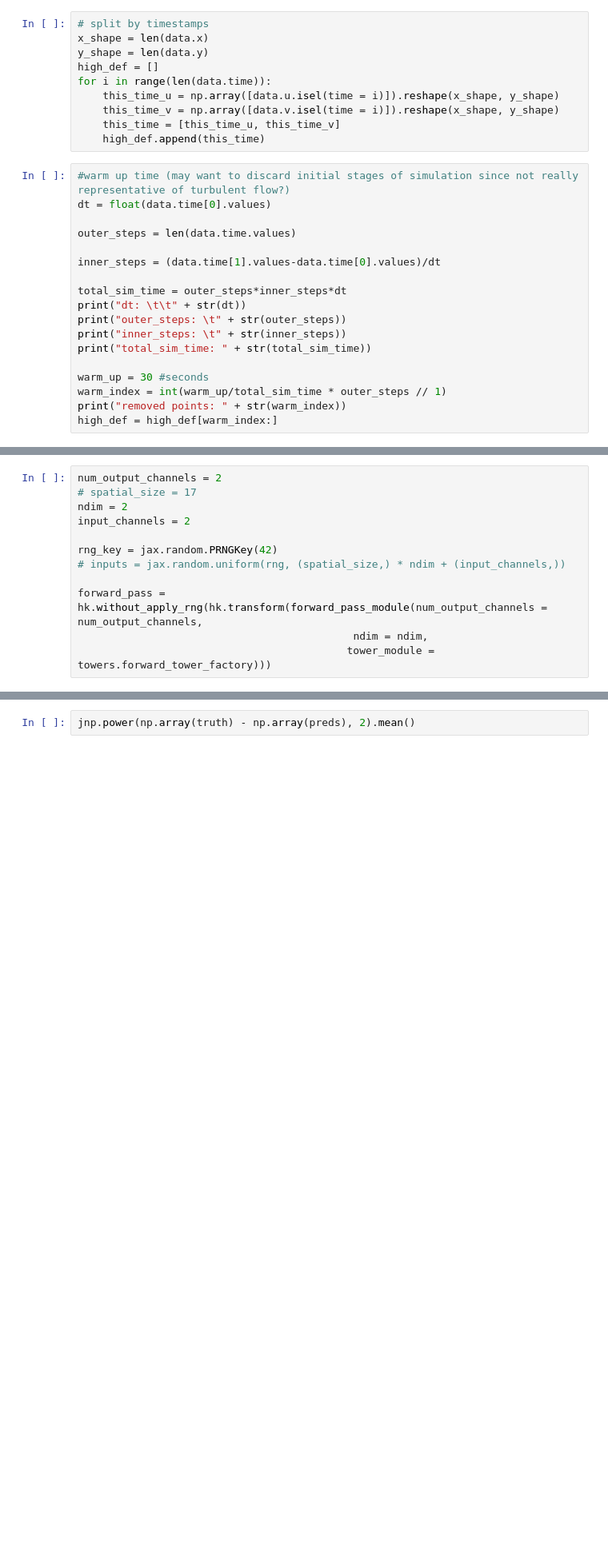
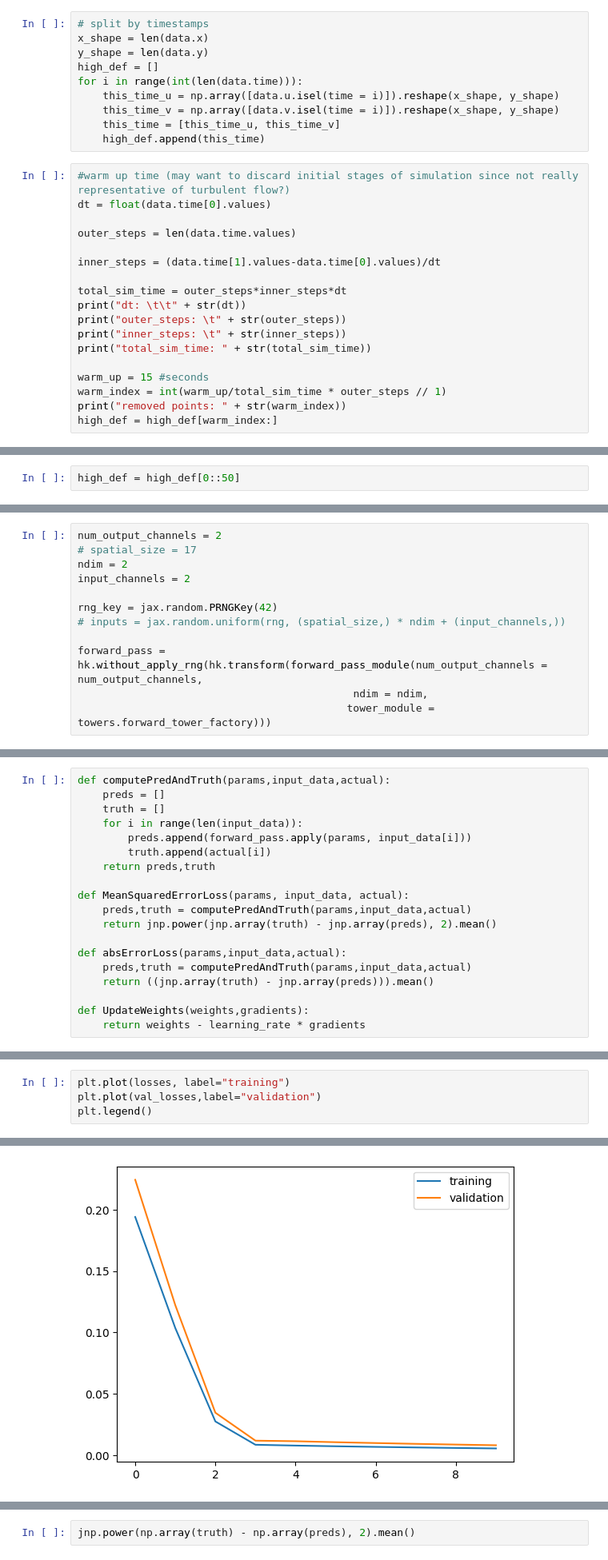
Before and after one commit to diegodelc/jax-cfd, a Jupyter notebook: notebooks/hybrid_model/first_superresolution.ipynb, the cells around one changed output, grey strips where cells are left out. Shown at 80% size. Drawn from its saved outputs; the diff is of its cells as text; blank space fills up the shorter version.

```diff
--- a/notebooks/hybrid_model/first_superresolution.ipynb
+++ b/notebooks/hybrid_model/first_superresolution.ipynb
@@ -21,7 +22,7 @@ data = xarray.open_dataset(f'../creating_dataset/datasets/'+ file_name +'.nc', c
 x_shape = len(data.x)
 y_shape = len(data.y)
 high_def = []
-for i in range(len(data.time)):
+for i in range(int(len(data.time))):
     this_time_u = np.array([data.u.isel(time = i)]).reshape(x_shape, y_shape)
     this_time_v = np.array([data.v.isel(time = i)]).reshape(x_shape, y_shape)
     this_time = [this_time_u, this_time_v]
@@ -40,7 +41,7 @@ print("outer_steps: \t" + str(outer_steps))
 print("inner_steps: \t" + str(inner_steps))
 print("total_sim_time: " + str(total_sim_time))
 
-warm_up = 30 #seconds
+warm_up = 15 #seconds
 warm_index = int(warm_up/total_sim_time * outer_steps // 1)
 print("removed points: " + str(warm_index))
 high_def = high_def[warm_index:]
@@ -57,3 +54,5 @@ np.max(high_def)
+# %%
+high_def = high_def[0::50]
 # %%
 originalMax = np.max(high_def)
 originalMin = (np.min(high_def))
@@ -239 +232,20 @@ print(type(diego))
+# %%
+def computePredAndTruth(params,input_data,actual):
+    preds = []
+    truth = []
+    for i in range(len(input_data)):
+        preds.append(forward_pass.apply(params, input_data[i]))
+        truth.append(actual[i])
+    return preds,truth
+
+def MeanSquaredErrorLoss(params, input_data, actual):
+    preds,truth = computePredAndTruth(params,input_data,actual)
+    return jnp.power(jnp.array(truth) - jnp.array(preds), 2).mean()
+
+def absErrorLoss(params,input_data,actual):
+    preds,truth = computePredAndTruth(params,input_data,actual)
+    return ((jnp.array(truth) - jnp.array(preds))).mean()
+
+def UpdateWeights(weights,gradients):
+    return weights - learning_rate * gradients
 # %%
@@ -304,0 +306,5 @@ Epoch 8/100
+# %%
+plt.plot(losses, label="training")
+plt.plot(val_losses,label="validation")
+plt.legend()
+# %% [output]
@@ -305,3 +312,4 @@ Epoch 8/100
+[figure, added]
 # %%
 num = 100
 
```
Also changed, not shown: parts of 18 cells of this notebook.
